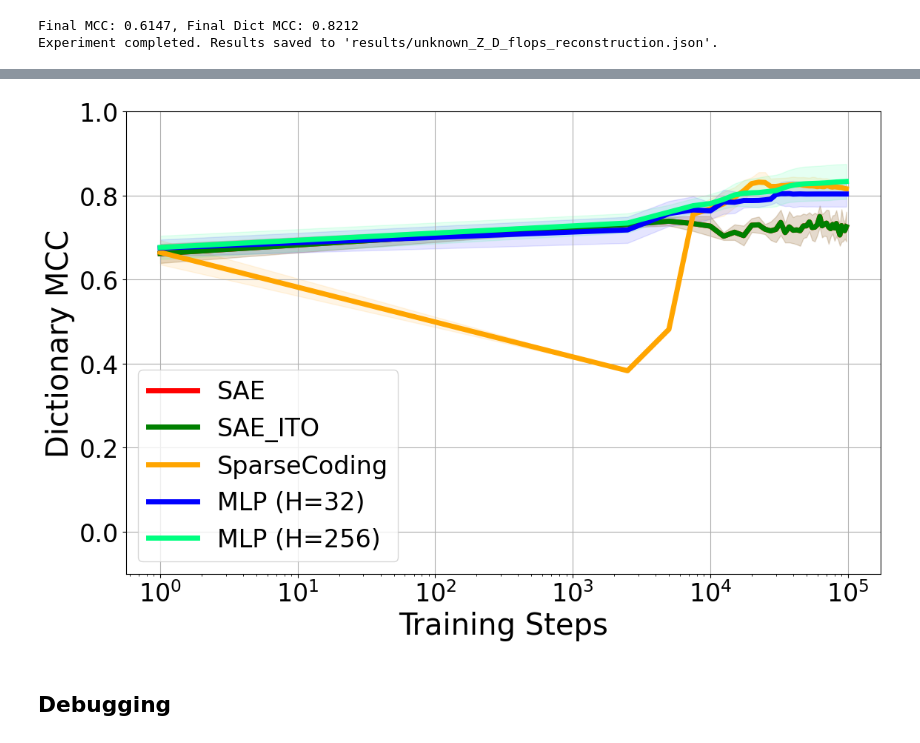
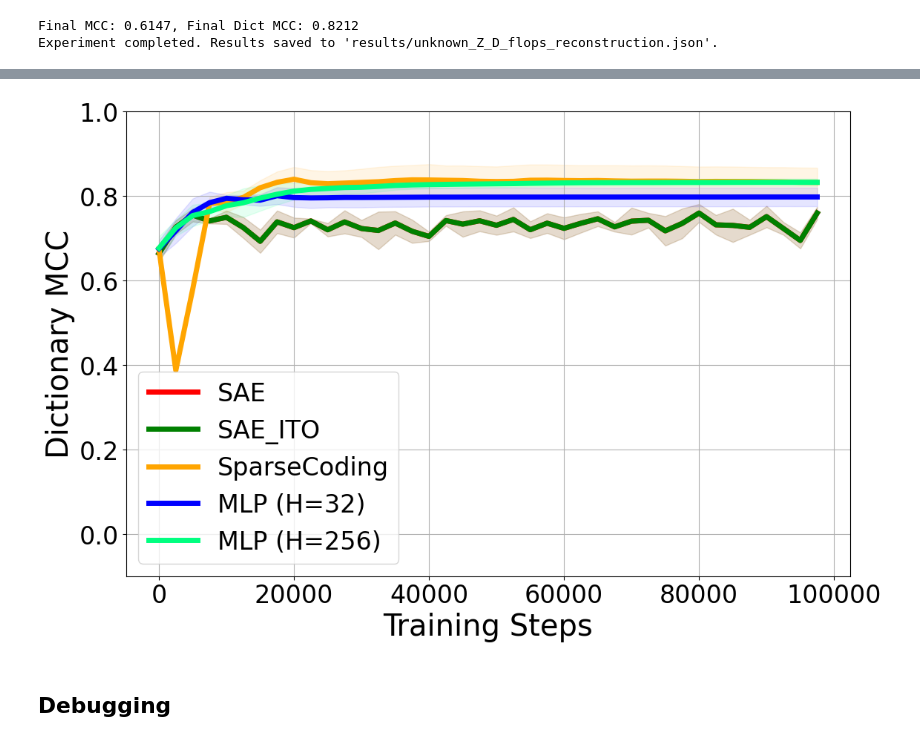
Before and after one commit to charlieoneill11/sparse-inference, a Jupyter notebook: experiments/paper.ipynb, the cells around one changed output, grey strips where cells are left out. Saved outputs shown, nothing was run; the diff lists cells and outputs as text; code cells hidden in the pictures.

```diff
--- a/experiments/paper.ipynb
+++ b/experiments/paper.ipynb
@@ -1959,35 +1959,35 @@ plt.plot(np.array(avg_sparse_coding['step']) + 1, avg_sparse_coding['dict_mcc'],
          color='orange', label='SparseCoding', linewidth=linewidth)
 plt.fill_between(np.array(avg_sparse_coding['step']) + 1,
                  np.array(avg_sparse_coding['dict_mcc']) - np.array(avg_sparse_coding['dict_mcc_std']),
                  np.array(avg_sparse_coding['dict_mcc']) + np.array(avg_sparse_coding['dict_mcc_std']),
                  alpha=alpha, color='orange')
 
 # Plot MLPs
 colors = plt.cm.winter(np.linspace(0, 1, len(hidden_layers)))
 for h, color in zip(hidden_layers, colors):
     avg_mlp = avg_mlps[h]
     plt.plot(np.array(avg_mlp['step']) + 1, avg_mlp['dict_mcc'], '-',
              color=color, label=f'MLP (H={h})', linewidth=linewidth)
     plt.fill_between(np.array(avg_mlp['step']) + 1,
                      np.array(avg_mlp['dict_mcc']) - np.array(avg_mlp['dict_mcc_std']),
                      np.array(avg_mlp['dict_mcc']) + np.array(avg_mlp['dict_mcc_std']),
                      alpha=alpha, color=color)
 
-plt.xscale('log')
+#plt.xscale('log')
 plt.xlabel('Training Steps', fontsize=base_fontsize * 1.2)
 plt.ylabel('Dictionary MCC', fontsize=base_fontsize * 1.2)
 plt.legend(fontsize=base_fontsize)
 plt.grid(True)
 plt.ylim(-0.1, 1)
 
 # Increase tick label font size
 plt.tick_params(axis='both', which='major', labelsize=base_fontsize)
 
 plt.tight_layout()
 plt.savefig('results/figures/unknown_Z_D_training_steps_dict_mcc.pdf', dpi=300, bbox_inches='tight')
 plt.show()
 # %% [output]
-[figure, old version]
+[figure, new version]
 # %% [markdown]
 ## Debugging
 # %%
```
Also changed, not shown: parts of 8 cells of this notebook, 18 other files.
